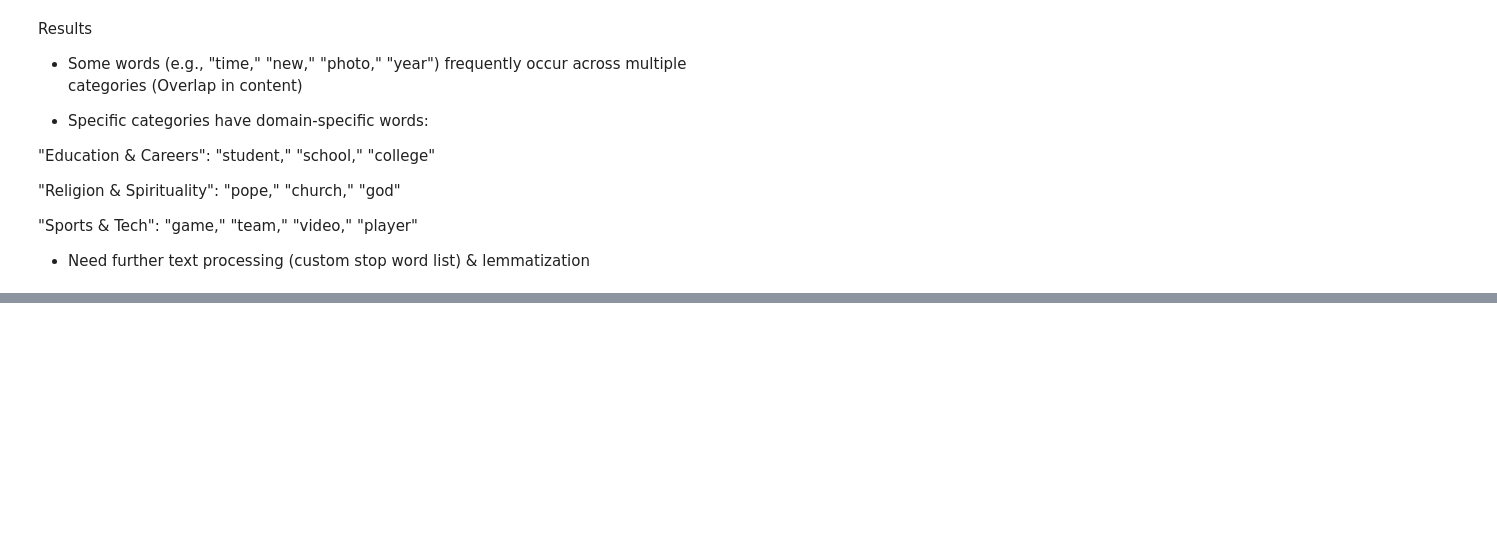
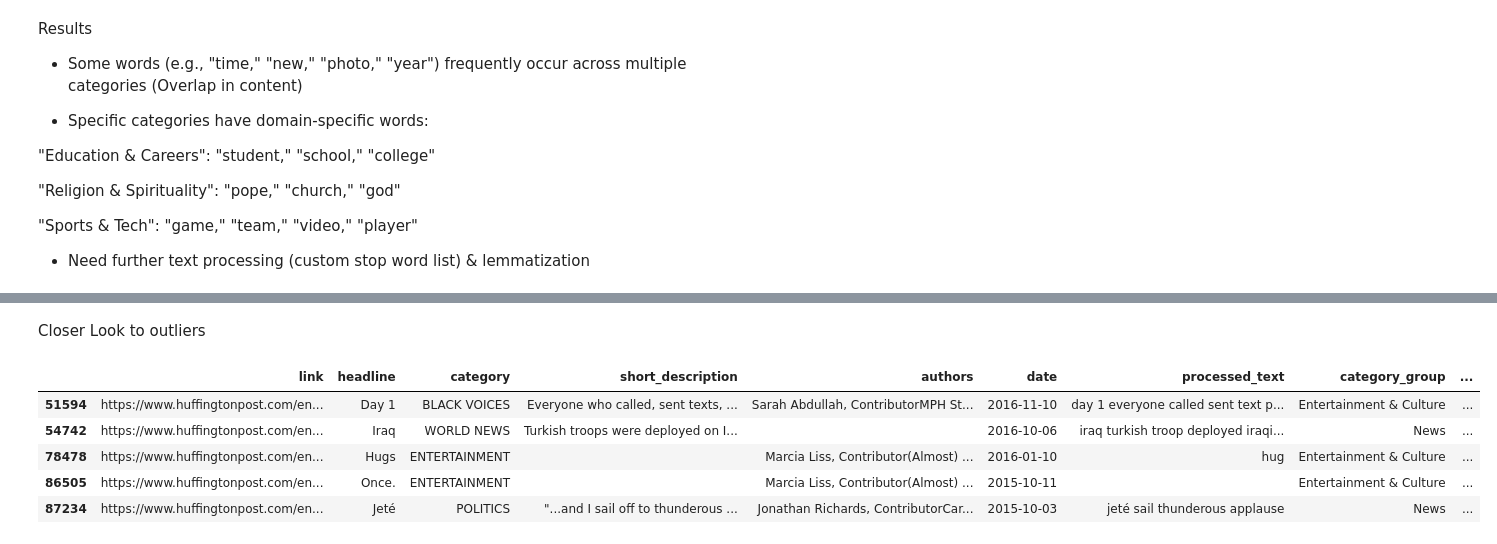
Before and after one commit to YPolina/News, a Jupyter notebook: EDA.ipynb, the cells around one changed output, grey strips where cells are left out. Cells and saved outputs as stored; diff of their text form; code cells hidden in the pictures; blank space fills up the shorter version.

```diff
--- a/EDA.ipynb
+++ b/EDA.ipynb
@@ -141,0 +168,11 @@ Results
+# %% [markdown]
+Closer Look to outliers
+# %%
+short_headlines.head()
+# %% [output]
+|  | link | headline | category | short_description | authors | date | processed_text | category_group | ... |
+| 51594 | https://www.huffingtonpost.com/en... | Day 1 | BLACK VOICES | Everyone who called, sent texts, ... | Sarah Abdullah, ContributorMPH St... | 2016-11-10 | day 1 everyone called sent text p... | Entertainment & Culture | ... |
+| 54742 | https://www.huffingtonpost.com/en... | Iraq | WORLD NEWS | Turkish troops were deployed on I... |  | 2016-10-06 | iraq turkish troop deployed iraqi... | News | ... |
+| 78478 | https://www.huffingtonpost.com/en... | Hugs | ENTERTAINMENT |  | Marcia Liss, Contributor(Almost) ... | 2016-01-10 | hug | Entertainment & Culture | ... |
+| 86505 | https://www.huffingtonpost.com/en... | Once. | ENTERTAINMENT |  | Marcia Liss, Contributor(Almost) ... | 2015-10-11 |  | Entertainment & Culture | ... |
+| 87234 | https://www.huffingtonpost.com/en... | Jeté | POLITICS | "...and I sail off to thunderous ... | Jonathan Richards, ContributorCar... | 2015-10-03 | jeté sail thunderous applause | News | ... |
```
Also changed, not shown: parts of 6 cells of this notebook, 1 other file.
